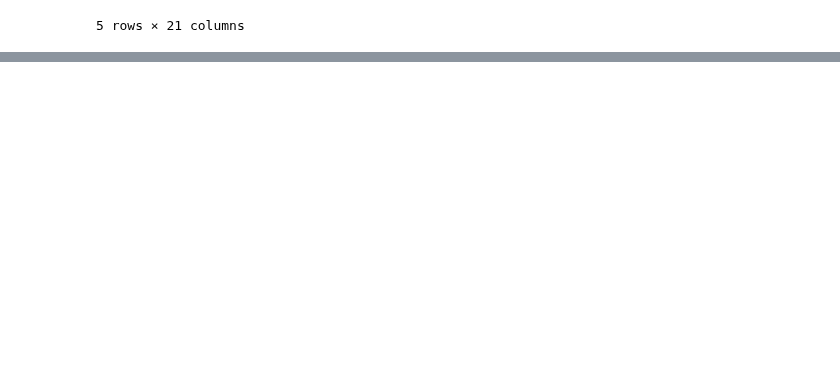
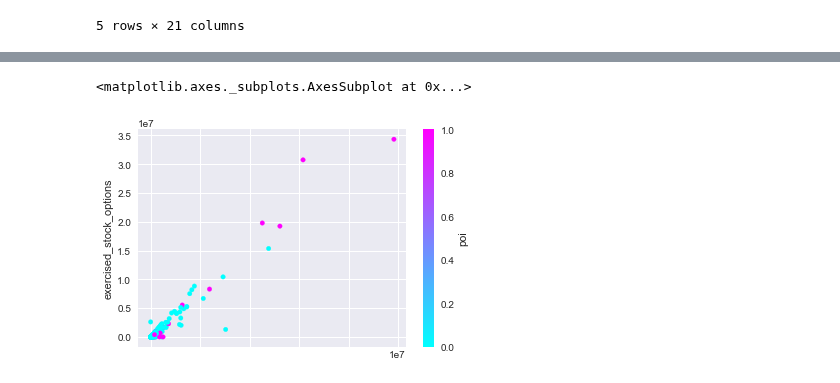
Before and after one commit to nmeliasp/MachineLearning-FinalProject, a Jupyter notebook: Machine Learning Final Project.ipynb, the cells around one changed output, grey strips where cells are left out. Saved outputs shown, nothing was run; the diff lists cells and outputs as text; code cells hidden in the pictures; blank space fills up the shorter version.

```diff
--- a/Machine Learning Final Project.ipynb
+++ b/Machine Learning Final Project.ipynb
@@ -81,0 +137,5 @@ df_calculations.head()
+# %%
+poi_financial_df.plot(kind = 'scatter', x = 'total_stock_value', y = 'exercised_stock_options', c ='poi', cmap = 'cool')
+# %% [output]
+<matplotlib.axes._subplots.AxesSubplot at 0x...>
+[figure, added]
```
Also changed, not shown: parts of 11 cells of this notebook.
